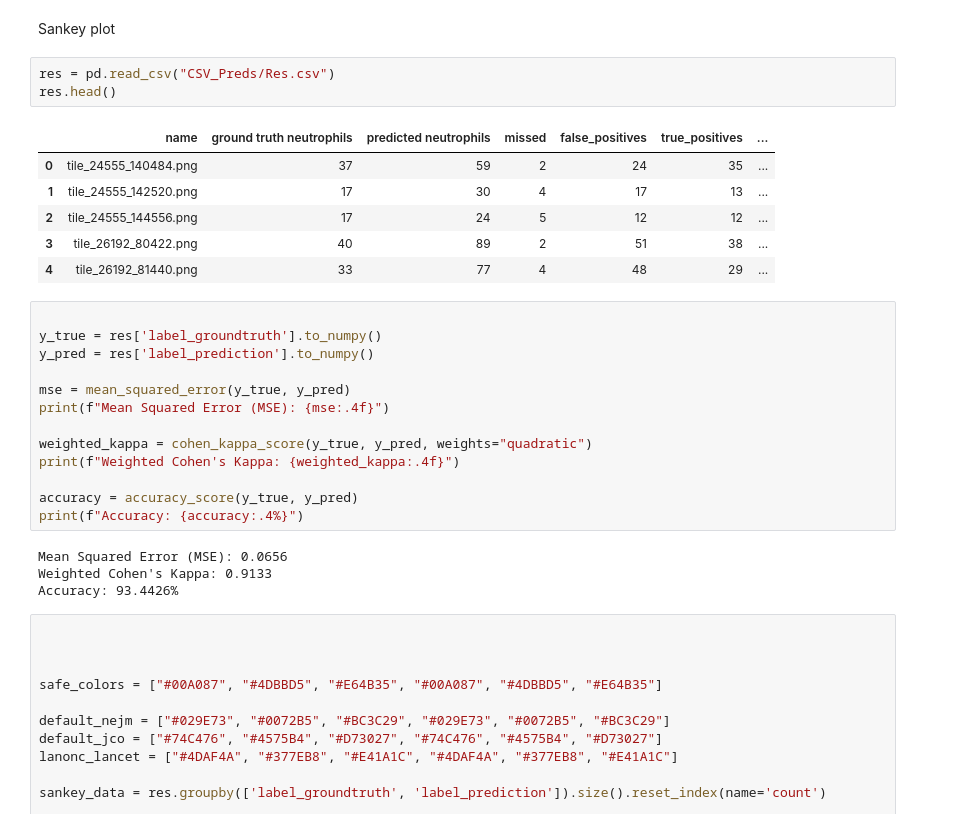
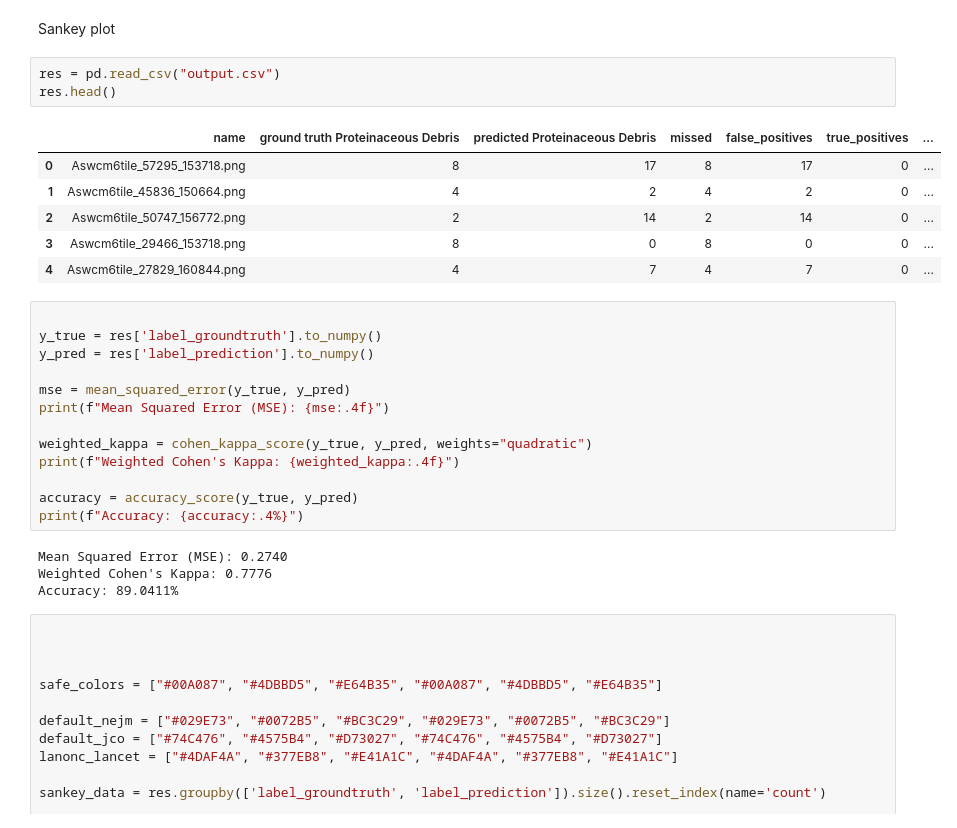
Before and after one commit to merlab/LungHistoNet, a Jupyter notebook: Eval/eval.ipynb, the cells around one changed output. Drawn from its saved outputs; the diff is of its cells as text.

```diff
--- a/Eval/eval.ipynb
+++ b/Eval/eval.ipynb
@@ -191,15 +260,15 @@ fig.show()
 # %% [markdown]
 Sankey plot
 # %%
-res = pd.read_csv("CSV_Preds/Res.csv")
+res = pd.read_csv("output.csv")
 res.head()
 # %% [output]
-|  | name | ground truth neutrophils | predicted neutrophils | missed | false_positives | true_positives | ... |
-| 0 | tile_24555_140484.png | 37 | 59 | 2 | 24 | 35 | ... |
-| 1 | tile_24555_142520.png | 17 | 30 | 4 | 17 | 13 | ... |
-| 2 | tile_24555_144556.png | 17 | 24 | 5 | 12 | 12 | ... |
-| 3 | tile_26192_80422.png | 40 | 89 | 2 | 51 | 38 | ... |
-| 4 | tile_26192_81440.png | 33 | 77 | 4 | 48 | 29 | ... |
+|  | name | ground truth Proteinaceous Debris | predicted Proteinaceous Debris | missed | false_positives | true_positives | ... |
+| 0 | Aswcm6tile_57295_153718.png | 8 | 17 | 8 | 17 | 0 | ... |
+| 1 | Aswcm6tile_45836_150664.png | 4 | 2 | 4 | 2 | 0 | ... |
+| 2 | Aswcm6tile_50747_156772.png | 2 | 14 | 2 | 14 | 0 | ... |
+| 3 | Aswcm6tile_29466_153718.png | 8 | 0 | 8 | 0 | 0 | ... |
+| 4 | Aswcm6tile_27829_160844.png | 4 | 7 | 4 | 7 | 0 | ... |
 # %%
 
 y_true = res['label_groundtruth'].to_numpy()
@@ -214,9 +283,9 @@ print(f"Weighted Cohen's Kappa: {weighted_kappa:.4f}")
 accuracy = accuracy_score(y_true, y_pred)
 print(f"Accuracy: {accuracy:.4%}")
 # %% [output]
-Mean Squared Error (MSE): 0.0656
-Weighted Cohen's Kappa: 0.9133
-Accuracy: 93.4426%
+Mean Squared Error (MSE): 0.2740
+Weighted Cohen's Kappa: 0.7776
+Accuracy: 89.0411%
 # %%
 
 
```
Also changed, not shown: parts of 14 cells of this notebook, 3 other files.
